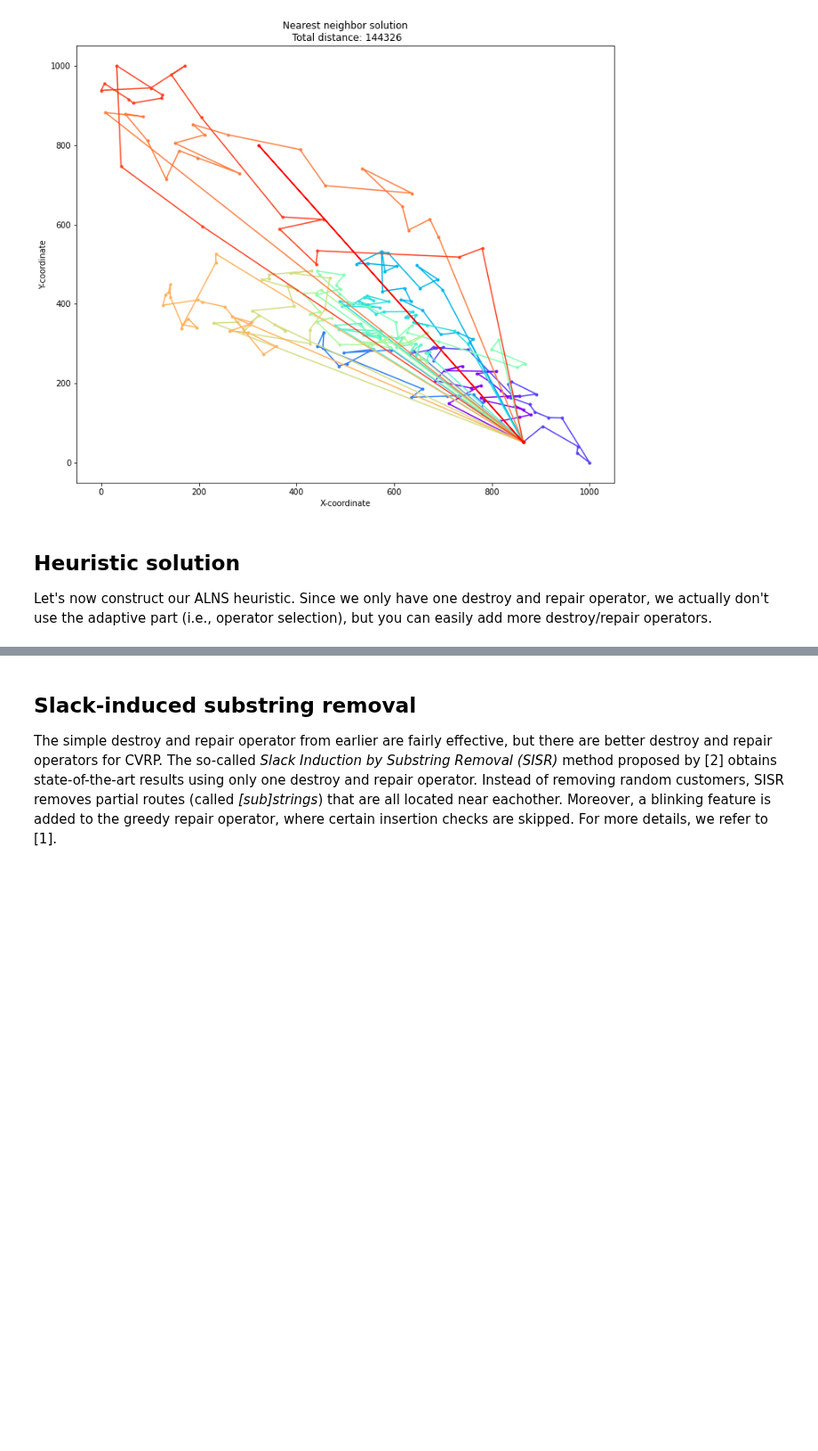
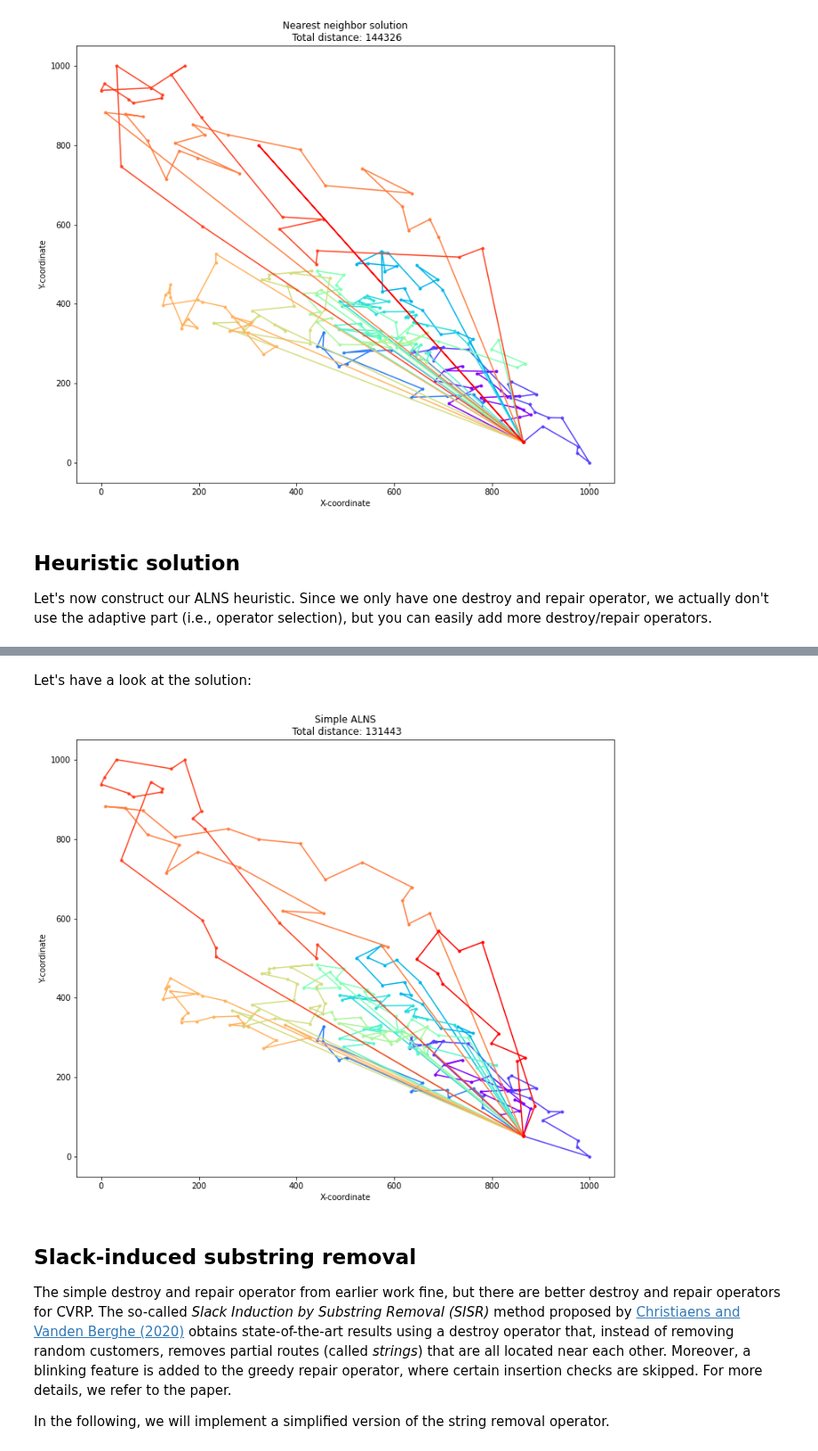
Before and after one commit to N-Wouda/ALNS, a Jupyter notebook: examples/capacitated_vehicle_routing_problem.ipynb, the cells around one changed output, grey strips where cells are left out. Shown at 89% size. Drawn from its saved outputs; the diff is of its cells as text; code cells hidden in the pictures; blank space fills up the shorter version.

Commit message:
Simplify SISR

```diff
--- a/examples/capacitated_vehicle_routing_problem.ipynb
+++ b/examples/capacitated_vehicle_routing_problem.ipynb
@@ -119,12 +95,6 @@ class CvrpState(State):
         """
         return self.objective()
 
-    def plot(self, name):
-        """
-        Helper method to plot a solution.
-        """
-        plot_solution(self, name=name)
-
     def find_route(self, customer):
         """
         Return the route that contains the passed-in customer.
@@ -175,8 +145,8 @@ We implement a simple, **greedy repair** strategy. It iterates over the set of u
 # %%
 def greedy_repair(state, rnd_state):
     """
-    Inserts the unassigned customers in the best route.
-    If there are no feasible insertions, then create a new route.
+    Inserts the unassigned customers in the best route. If there are no
+    feasible insertions, then a new route is created.
     """
     rnd_state.shuffle(state.unassigned)
 
@@ -195,6 +165,7 @@ def greedy_repair(state, rnd_state):
 def best_insert(customer, state):
     """
     Finds the best feasible route and insertion idx for the customer.
+    Return (None, None) if no feasible route insertions are found.
     """
     best_cost, best_route, best_idx = None, None, None
 
@@ -212,9 +183,10 @@ def best_insert(customer, state):
 
 def can_insert(customer, route):
     """
-    Checks if a customer can be inserted in the route w.r.t. the capacity constraints.
+    Checks if inserting customer does not exceed vehicle capacity.
     """
-    return sum(data.demands[cust] for cust in route) + data.demands[customer] <= data.capacity
+    total = sum(data.demands[cust] for cust in route) + data.demands[customer]
+    return total <= data.capacity
 
 
 def insert_cost(customer, route, idx):
@@ -236,9 +208,12 @@ def insert_cost(customer, route, idx):
 We need an initial solution that is going to be destroyed and repaired by the ALNS heuristic. To this end, we use a simple *nearest neighbor (NN)* heuristic. NN starts with an empty solution and iteratively adds the nearest customer to the routes. If there are no routes available, then a new route is created.
 # %%
 def neighbors(customer):
-    """Return the nearest neighbors of the customer, excluding the depot."""
+    """
+    Return the nearest neighbors of the customer, excluding the depot.
+    """
     locations = np.argsort(data.distances[customer])
     return locations[locations != 0]
+
 
 def nearest_neighbor():
     """
@@ -249,11 +224,11 @@ def nearest_neighbor():
     unvisited = list(range(1, data.dimension))
 
     while unvisited:
-        route = [0] # Start at the depot
+        route = [0]  # Start at the depot
         route_demands = 0
 
         while unvisited:
-            # Add the nearest unvisited customer to the route until the truck is full
+            # Add the nearest unvisited customer to the route till max capacity
             current = route[-1]
             nearest = [nb for nb in neighbors(current) if nb in unvisited][0]
 
@@ -264,7 +239,7 @@ def nearest_neighbor():
             unvisited.remove(nearest)
             route_demands += data.demands[nearest]
 
-        customers = route[1:] # Remove the depot
+        customers = route[1:]  # Remove the depot
         routes.append(customers)
 
     return CvrpState(routes)
@@ -283,8 +258,8 @@ alns.add_destroy_operator(random_removal)
 
 alns.add_repair_operator(greedy_repair)
 # %%
-criterion = criterion = SimulatedAnnealing.autofit(initial.cost, worse=0.025, accept_prob=0.50, num_iters=4000)
-weights = SimpleWeights([3, 2, 1, 0.5], 1, 1, 0.8)
+crit = HillClimbing()
+weights = SimpleWeights([25, 5, 1, 0], 1, 1, 0.8)
 stop = MaxRuntime(60)
 
-result = alns.iterate(initial, weights, criterion, stop)
+result = alns.iterate(initial, weights, crit, stop)
@@ -310,3 +281,11 @@ With only a random destroy and greedy repair operator, we have managed to find a
+# %% [markdown]
+Let's have a look at the solution:
+# %%
+plot_solution(solution, 'Simple ALNS')
+# %% [output]
+[figure, added]
 # %% [markdown]
 ## Slack-induced substring removal
-The simple destroy and repair operator from earlier are fairly effective, but there are better destroy and repair operators for CVRP. The so-called *Slack Induction by Substring Removal (SISR)* method proposed by [2] obtains state-of-the-art results using only one destroy and repair operator. Instead of removing random customers, SISR removes partial routes (called *[sub]strings*) that are all located near eachother. Moreover, a blinking feature is added to the greedy repair operator, where certain insertion checks are skipped. For more details, we refer to [1].
+The simple destroy and repair operator from earlier work fine, but there are better destroy and repair operators for CVRP. The so-called *Slack Induction by Substring Removal (SISR)* method proposed by [Christiaens and Vanden Berghe (2020)](https://pubsonline.informs.org/doi/abs/10.1287/trsc.2019.0914?casa_token=lPUXU1Ax8PIAAAAA:yTE9Pu6L9QGPRu_vt-ZMHF0AZvL9gV0fNS4QAUTOJboQcgTVyOR9_RTbm9rZcImyKI4GUW9pLv1j) obtains state-of-the-art results using a destroy operator that, instead of removing random customers, removes partial routes (called *strings*) that are all located near each other. Moreover, a blinking feature is added to the greedy repair operator, where certain insertion checks are skipped. For more details, we refer to the paper.
+
+In the following, we will implement a simplified version of the string removal operator.
```
Also changed, not shown: parts of 16 cells of this notebook.
